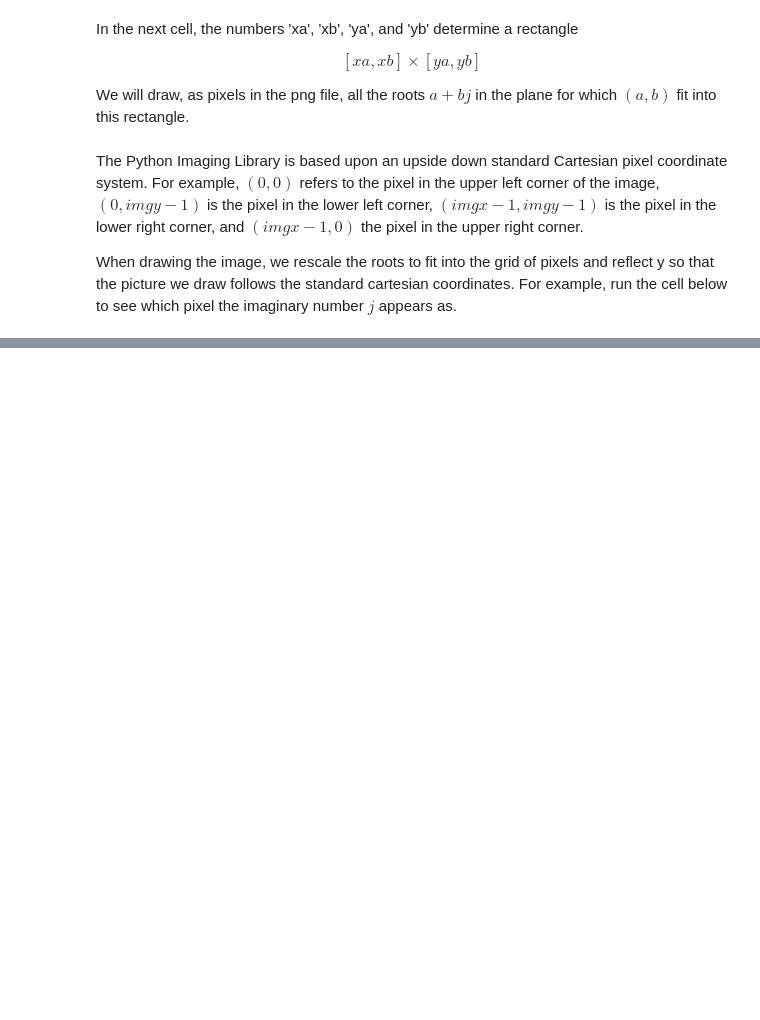
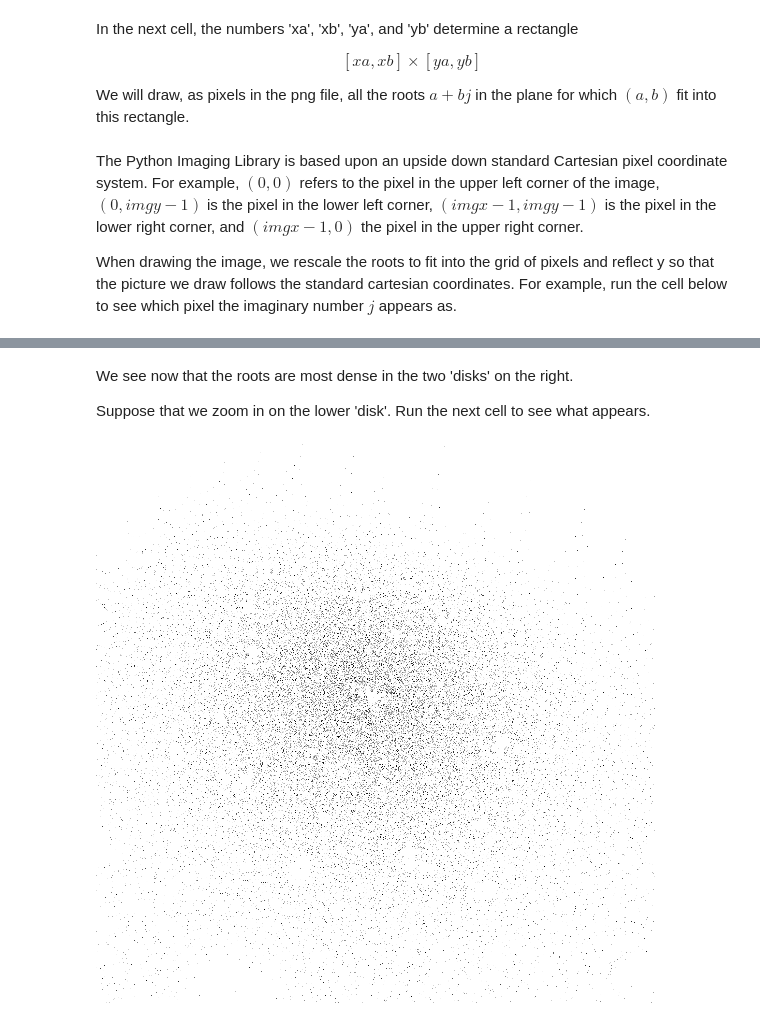
Before and after one commit to jeremyallenjacobson/ZerosReproduction, a Jupyter notebook: PoonenOdlyzkoZerosFigureReproducedPython.ipynb, the cells around one changed output, grey strips where cells are left out. Drawn from its saved outputs; the diff is of its cells as text; code cells hidden in the pictures; blank space fills up the shorter version.

Commit message:
Add files via upload
Added high resolution image and zoom image.

```diff
--- a/PoonenOdlyzkoZerosFigureReproducedPython.ipynb
+++ b/PoonenOdlyzkoZerosFigureReproducedPython.ipynb
@@ -89,0 +141,8 @@ Image.open("1080ResAllDegreeLessEqual16.png")
+# %% [markdown]
+We see now that the roots are most dense in the two 'disks' on the right.
+
+Suppose that we zoom in on the lower 'disk'. Run the next cell to see what appears.
+# %%
+Image.open("Zoomed10800ResAllDegreeLessEqual16.png")
+# %% [output]
+[figure, added]
```
Also changed, not shown: parts of 13 cells of this notebook.
